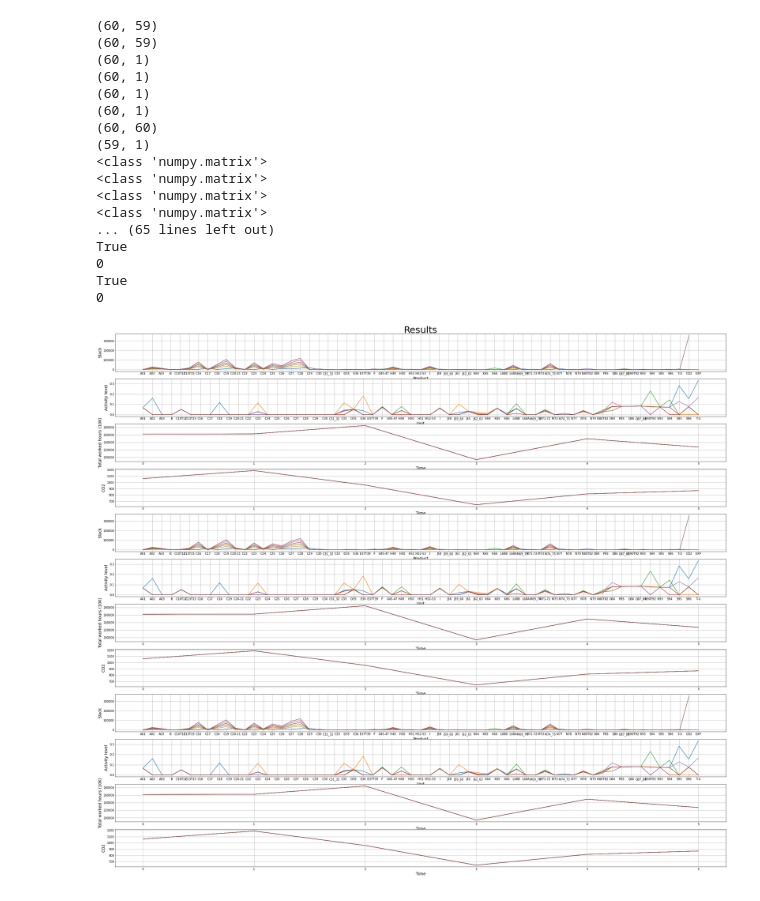
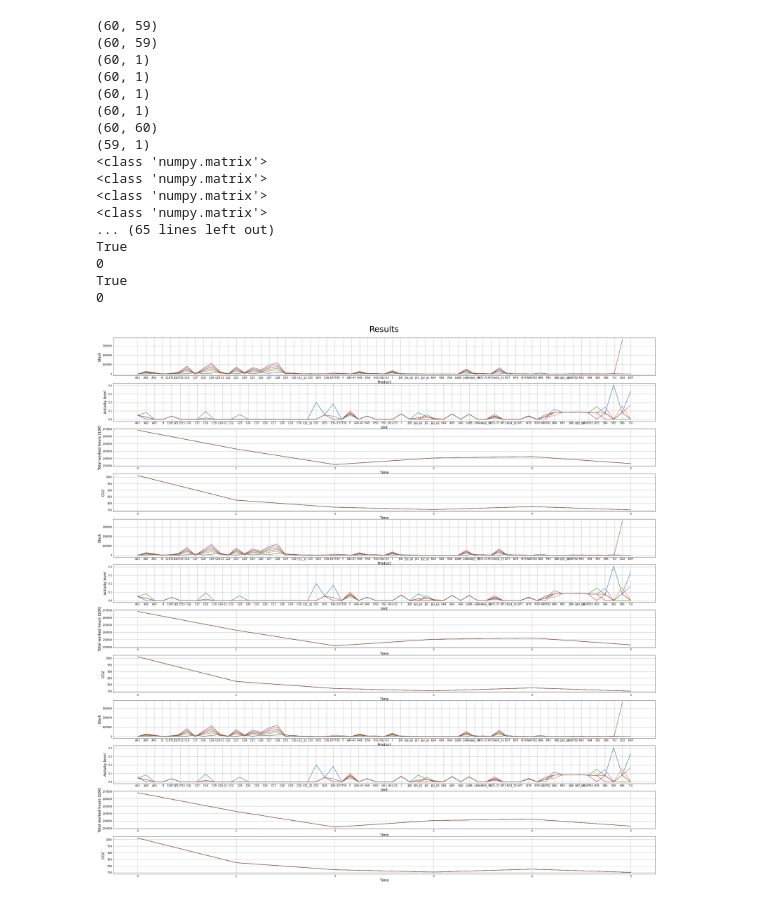
Before and after one commit to lokehagberg/rhp, a Jupyter notebook: simulations/Sweden/2016.ipynb, the cells around one changed output. Cells and saved outputs as stored; diff of their text form; code cells hidden in the pictures.

Commit message:
Reworking the export constraint to follow the data standard
z has not yet been added

```diff
--- a/simulations/Sweden/2016.ipynb
+++ b/simulations/Sweden/2016.ipynb
@@ -52,17 +52,18 @@ step_horizon = time_steps + planning_horizon + 1
 use_domestic = Sheet(main_sheet, 4, 3, 63, 61).np_array
 use_imported = Sheet(main_sheet, 94, 3, 153, 61).np_array
 supply = Sheet(main_sheet, 159, 3, 218, 61).np_array
-full_target_output = Sheet(main_sheet, 4, 79, 63, 79).np_array * (1/12)
 export_vector = Sheet(main_sheet, 4, 78, 63, 78).np_array * time_steps * (1/12)
-target_output = full_target_output - export_vector
-supply_use = supply - use_domestic - use_imported
+domestic_target_output = Sheet(main_sheet, 4, 79, 63, 79).np_array * (1/12)
+imported_target_output = Sheet(main_sheet, 4, 81, 63, 81).np_array * (1/12)
+supply_use = supply - use_domestic
 export_prices = deepcopy(Sheet(main_sheet, 4, 80, 63, 80).np_array)
 import_prices = deepcopy(Sheet(main_sheet, 4, 80, 63, 80).np_array)
 depreciation = np.array(np.eye(N=supply.shape[0], M=supply.shape[0], k=0))
 worked_hours = Sheet(main_sheet,69, 3, 69, 61).np_array.reshape([-1,1])
 
 supply_use_list = matrix_list_maker(supply_use, step_horizon)
-target_output_list = matrix_list_maker(target_output, step_horizon)
+domestic_target_output_list = matrix_list_maker(domestic_target_output, step_horizon)
+imported_target_output_list = matrix_list_maker(imported_target_output, step_horizon)
 use_imported_list = matrix_list_maker(use_imported, step_horizon)
 export_vector_list = matrix_list_maker(export_vector, step_horizon)
 export_prices_list = matrix_list_maker(export_prices, step_horizon)
@@ -72,7 +73,8 @@ primary_resource_list = matrix_list_maker(worked_hours, step_horizon)
 
 print(supply_use_list[0].shape)
 print(use_imported_list[0].shape)
-print(target_output_list[0].shape)
+print(domestic_target_output_list[0].shape)
+print(imported_target_output_list[0].shape)
 print(export_vector_list[0].shape)
 print(export_prices_list[0].shape)
 print(import_prices_list[0].shape)
@@ -81,7 +83,8 @@ print(primary_resource_list[0].shape)
 
 print(type(supply_use_list[0]))
 print(type(use_imported_list[0]))
-print(type(target_output_list[0]))
+print(type(domestic_target_output_list[0]))
+print(type(imported_target_output_list[0]))
 print(type(export_vector_list[0]))
 print(type(export_prices_list[0]))
 print(type(import_prices_list[0]))
@@ -101,7 +104,7 @@ sector_with_all_outputs_and_EXP.append('EXP')
 #Plan
 plan_outcome = plan(time_steps=time_steps, planning_horizon=planning_horizon, primary_resource_list=primary_resource_list,
                     supply_use_list=supply_use_list, use_imported_list=use_imported_list, depreciation_list=depreciation_list,
-                    target_output_list=target_output_list, export_vector_list=export_vector_list,
+                    domestic_target_output_list=domestic_target_output_list, imported_target_output_list=imported_target_output_list, export_vector_list=export_vector_list,
                     export_prices_list=export_prices_list, import_prices_list=import_prices_list)
 
 # plan details
@@ -173,31 +176,31 @@ for i in range(time_steps):
     #     x = np.array_split(result_list[i], planning_horizon)
     #     ax.plot(range(x[j].shape[0]), worked_hours_per_sector)
 
     # ax = fig.add_subplot(gs[i * number_of_graphs + 6, 0])
     # ax.set_xlabel('Product', fontsize=14)
     # ax.set_ylabel(labels[2], fontsize=14)
     # ax.set_xticks(range(len(sector_with_all_outputs_and_EXP)), sector_with_all_outputs_and_EXP)
     # for j in range(planning_horizon):
     #     l = np.array_split(lagrange_list[i], planning_horizon)
     #     ax.plot(range(l[j].shape[0]), l[j])
 
 plt.show()
 # %% [output]
 (60, 59)
 (60, 59)
 (60, 1)
 (60, 1)
 (60, 1)
 (60, 1)
 (60, 60)
 (59, 1)
 <class 'numpy.matrix'>
 <class 'numpy.matrix'>
 <class 'numpy.matrix'>
 <class 'numpy.matrix'>
 ... (65 lines left out)
 True
 0
 True
 0
-[figure, old version]
+[figure, new version]
```
Also changed, not shown: 2 other files.
